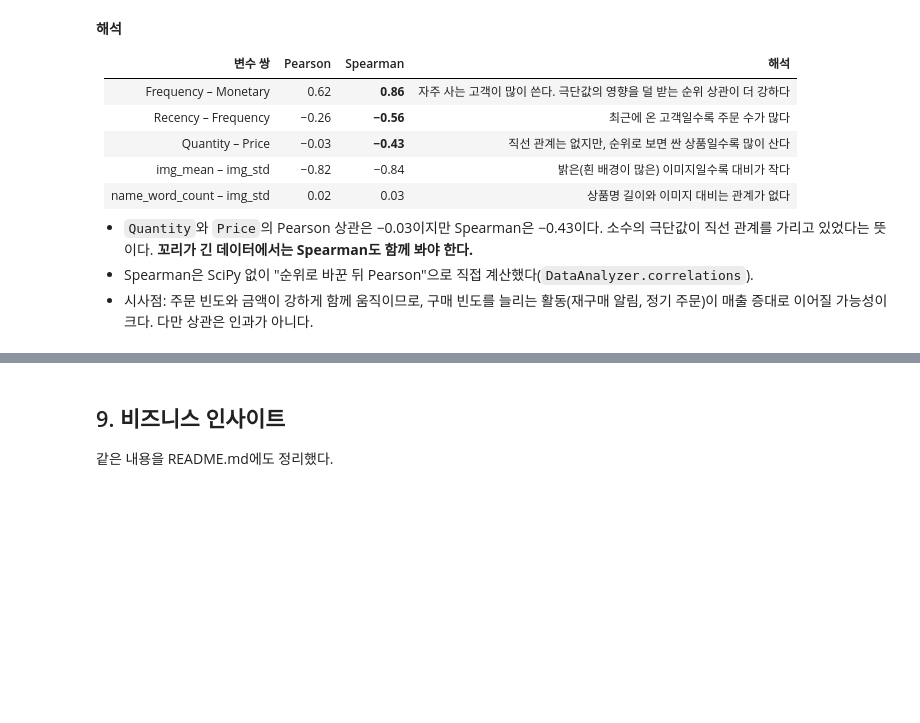
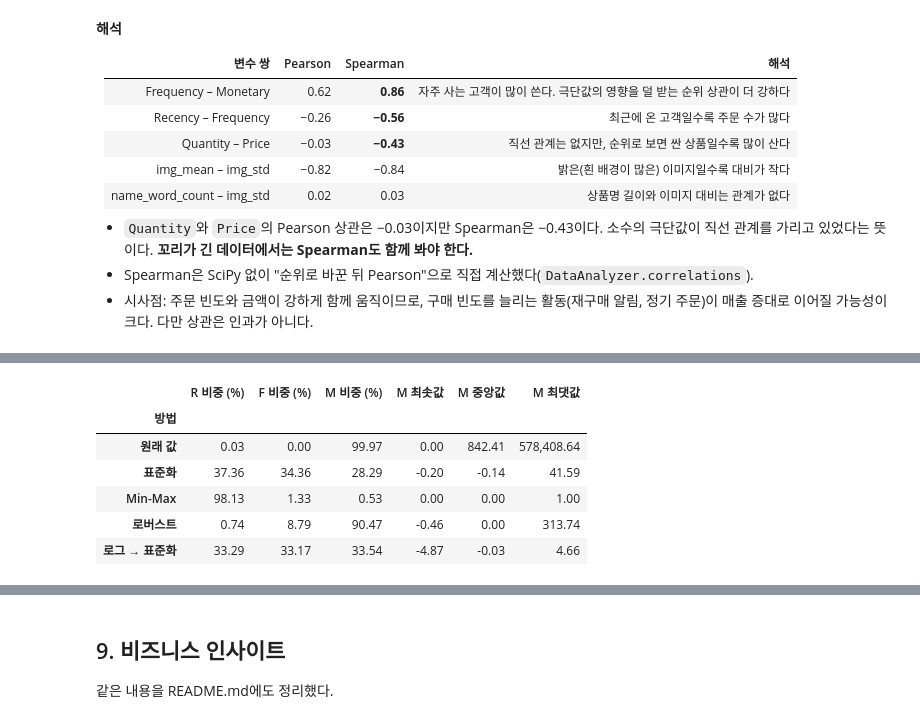
Before and after one commit to ashofrondol/codyssey_A1-1, a Jupyter notebook: notebooks/analysis_report.ipynb, the cells around one changed output, grey strips where cells are left out. Cells and saved outputs as stored; diff of their text form; code cells hidden in the pictures; blank space fills up the shorter version.

```diff
--- a/notebooks/analysis_report.ipynb
+++ b/notebooks/analysis_report.ipynb
@@ -969,0 +1001,29 @@ pr.df.groupby("masterCategory")[["img_mean", "img_std", "name_word_count"]].mean
+# %%
+cols = ["Recency", "Frequency", "Monetary"]
+sc = DataAnalyzer(df=rfm[cols].copy())
+for m in ["standard", "minmax", "robust", "log"]:
+    sc.scale(cols, method=m)
+sc.scale([f"{c}_log" for c in cols], method="standard", suffix="std")   # 로그로 꼬리를 줄인 뒤 표준화
+
+# 무작위로 고른 고객 2만 쌍의 거리(유클리드 거리의 제곱)에서 R, F, M이 각각 몇 %를 차지하나
+rng = np.random.default_rng(42)
+i, j = rng.integers(0, len(sc.df), 20_000), rng.integers(0, len(sc.df), 20_000)
+methods = {"원래 값": "", "표준화": "_standard", "Min-Max": "_minmax", "로버스트": "_robust", "로그 → 표준화": "_log_std"}
+share_rows = []
+for name, sfx in methods.items():
+    X = sc.df[[c + sfx for c in cols]].to_numpy()
+    sq = (X[i] - X[j]) ** 2
+    share = sq.sum(axis=0) / sq.sum() * 100
+    m_col = sc.df["Monetary" + sfx]
+    share_rows.append({"방법": name, "R 비중 (%)": share[0], "F 비중 (%)": share[1], "M 비중 (%)": share[2],
+                       "M 최솟값": m_col.min(), "M 중앙값": m_col.median(), "M 최댓값": m_col.max()})
+share_table = pd.DataFrame(share_rows).set_index("방법")
+share_table
+# %% [output]
+|  | R 비중 (%) | F 비중 (%) | M 비중 (%) | M 최솟값 | M 중앙값 | M 최댓값 |
+| 방법 |  |  |  |  |  |  |
+| 원래 값 | 0.03 | 0.00 | 99.97 | 0.00 | 842.41 | 578,408.64 |
+| 표준화 | 37.36 | 34.36 | 28.29 | -0.20 | -0.14 | 41.59 |
+| Min-Max | 98.13 | 1.33 | 0.53 | 0.00 | 0.00 | 1.00 |
+| 로버스트 | 0.74 | 8.79 | 90.47 | -0.46 | 0.00 | 313.74 |
+| 로그 → 표준화 | 33.29 | 33.17 | 33.54 | -4.87 | -0.03 | 4.66 |
```
Also changed, not shown: parts of 8 cells of this notebook, 8 other files.
